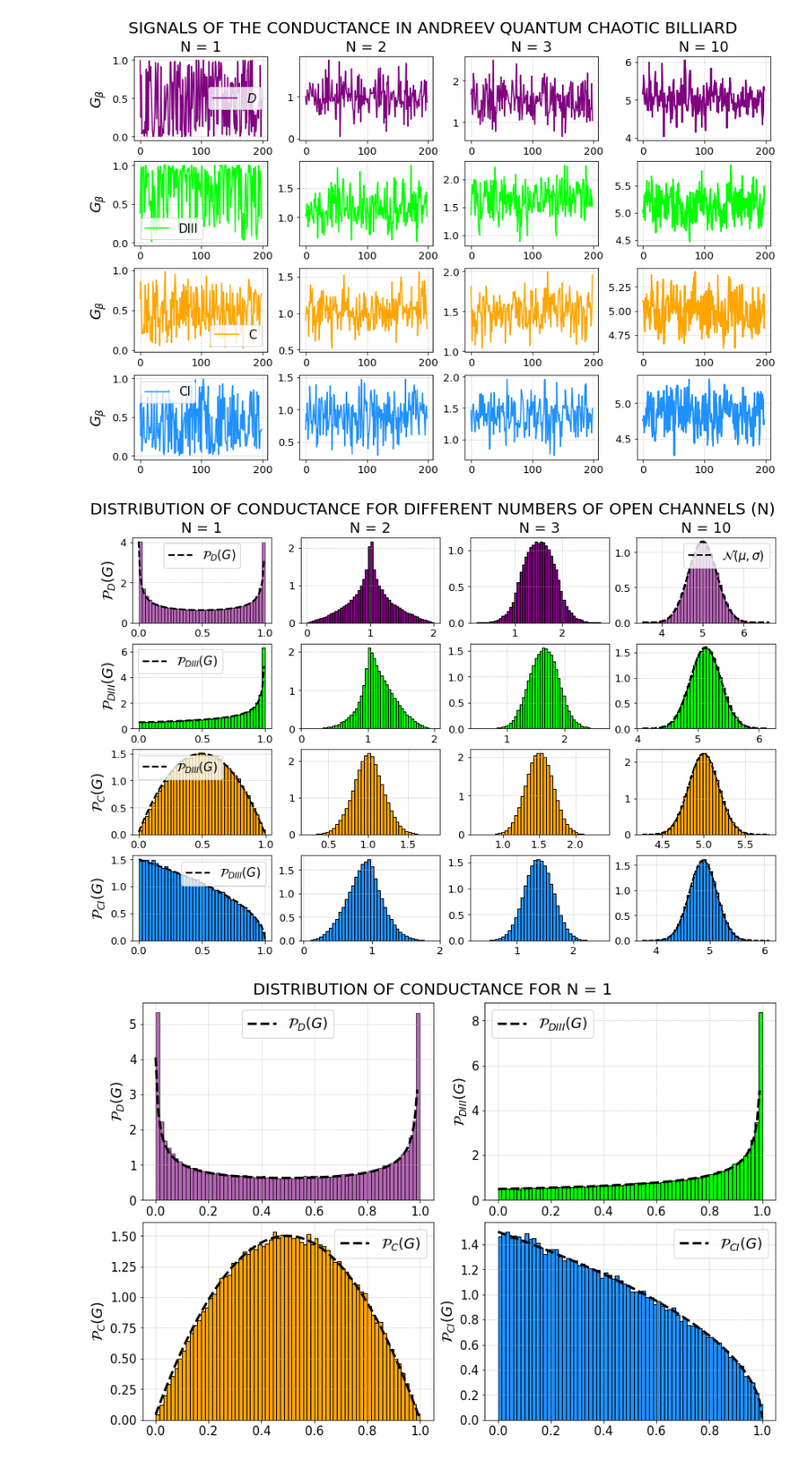
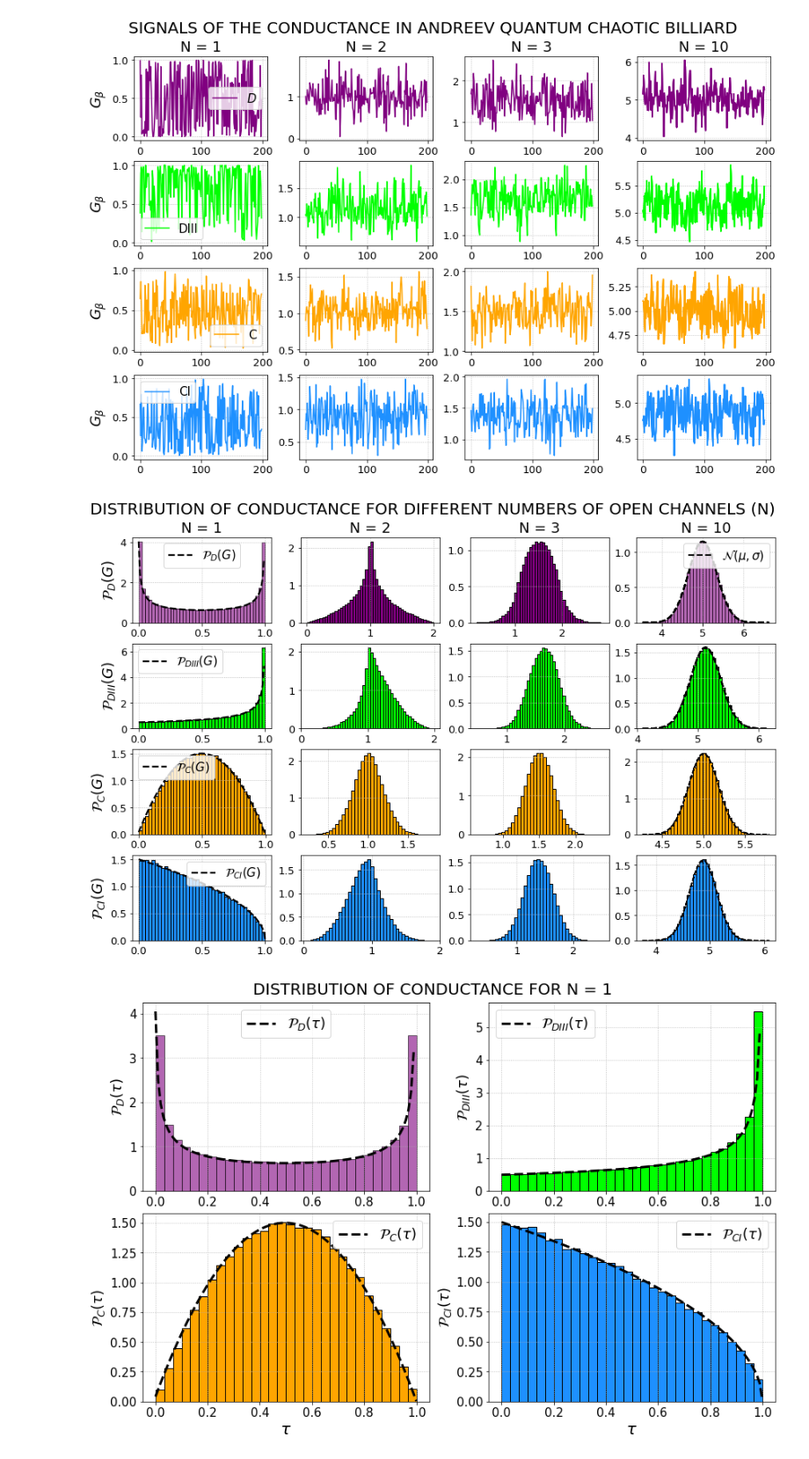
Before and after one commit to Rafffaelb/Andreev_Billiard, a Jupyter notebook: Altland-Zirnbauer/Data_Analysis/Andreev_Conductance_ShotNoise.ipynb, the cells around one changed output. Shown at 88% size. Drawn from its saved outputs; the diff is of its cells as text; code cells hidden in the pictures.

```diff
--- a/Altland-Zirnbauer/Data_Analysis/Andreev_Conductance_ShotNoise.ipynb
+++ b/Altland-Zirnbauer/Data_Analysis/Andreev_Conductance_ShotNoise.ipynb
@@ -280,12 +281,12 @@ for j in range(0,4):
 
             elif (i == 2):
                 x = np.linspace(np.min(G_C[:,0]), np.max(G_C[:,0]), 100)
-                axs[2,0].plot(x, Distr_C_N1(G_C[:,0]), color = 'black', label = r'$\mathcal{P}_{DIII}(G)$', alpha = 1, linewidth = 2.2, linestyle = 'dashed')
+                axs[2,0].plot(x, Distr_C_N1(G_C[:,0]), color = 'black', label = r'$\mathcal{P}_{C}(G)$', alpha = 1, linewidth = 2.2, linestyle = 'dashed')
                 axs[2,0].legend(fontsize = 15, loc = "best")
 
             elif (i == 3):
                 x = np.linspace(np.min(G_CI[:,0]), np.max(G_CI[:,0]), 100)
-                axs[3,0].plot(x, Distr_CI_N1(G_CI[:,0]), color = 'black', label = r'$\mathcal{P}_{DIII}(G)$', alpha = 1, linewidth = 2.2, linestyle = 'dashed')
+                axs[3,0].plot(x, Distr_CI_N1(G_CI[:,0]), color = 'black', label = r'$\mathcal{P}_{CI}(G)$', alpha = 1, linewidth = 2.2, linestyle = 'dashed')
                 axs[3,0].legend(fontsize = 15, loc = "best")
 
         elif (j == 3):
@@ -330,42 +331,45 @@ for j in range(0,4):
 
         axs[i,j].grid(linestyle=':')
 # %% [output]
-[figure, old version]
+[figure, new version]
 # %%
 steps = 50
 
 fig, axs = plt.subplots(2,2, figsize = (12,8), constrained_layout = True)
 
 fig.suptitle(r'DISTRIBUTION OF CONDUCTANCE FOR N = 1', fontsize = 20)
 
 
-axs[0,0].hist(G_D[:,0], bins = 70, color='purple', alpha=0.6, density = True, histtype='bar', ec='black');
+axs[0,0].hist(G_D[:,0], bins = 30, color='purple', alpha=0.6, density = True, histtype='bar', ec='black');
 x = np.linspace(np.min(G_D[:,0]), np.max(G_D[:,0]), 100)
-axs[0,0].plot(x, Distr_D_N1(G_D[:,0]), color = 'black', label = r'$\mathcal{P}_{D}(G)$', alpha = 1, linewidth = 3, linestyle = 'dashed')
-axs[0,0].set_ylabel(r'$\mathcal{P}_{D}(G)$', fontsize = 18)
+axs[0,0].plot(x, Distr_D_N1(G_D[:,0]), color = 'black', label = r'$\mathcal{P}_{D}(\tau)$', alpha = 1, linewidth = 3, linestyle = 'dashed')
+axs[0,0].set_ylabel(r'$\mathcal{P}_{D}(\tau)$', fontsize = 18)
 axs[0,0].legend(fontsize = 18, loc = 'best')
 
-axs[0,1].hist(G_DIII[:,0], bins = 70, color='lime', alpha=1, density = True, histtype='bar', ec='black');
+axs[0,1].hist(G_DIII[:,0], bins = 30, color='lime', alpha=1, density = True, histtype='bar', ec='black');
 x = np.linspace(np.min(G_DIII[:,0]), np.max(G_DIII[:,0]), 100)
-axs[0,1].plot(x, Distr_DIII_N1(G_D[:,0]), color = 'black', label = r'$\mathcal{P}_{DIII}(G)$', alpha = 1, linewidth = 3, linestyle = 'dashed')
-axs[0,1].set_ylabel(r'$\mathcal{P}_{DIII}(G)$', fontsize = 18)
+axs[0,1].plot(x, Distr_DIII_N1(G_D[:,0]), color = 'black', label = r'$\mathcal{P}_{DIII}(\tau)$', alpha = 1, linewidth = 3, linestyle = 'dashed')
+axs[0,1].set_ylabel(r'$\mathcal{P}_{DIII}(\tau)$', fontsize = 18)
 axs[0,1].legend(fontsize = 18, loc = 'best')
 
-axs[1,0].hist(G_C[:,0], bins = 70, color='orange', alpha=1, density = True, histtype='bar', ec='black');
+axs[1,0].hist(G_C[:,0], bins = 30, color='orange', alpha=1, density = True, histtype='bar', ec='black');
 x = np.linspace(np.min(G_C[:,0]), np.max(G_C[:,0]), 100)
-axs[1,0].set_ylabel(r'$\mathcal{P}_{C}(G)$', fontsize = 18)
-axs[1,0].plot(x, Distr_C_N1(G_C[:,0]), color = 'black', label = r'$\mathcal{P}_{C}(G)$', alpha = 1, linewidth = 3, linestyle = 'dashed')
+axs[1,0].set_ylabel(r'$\mathcal{P}_{C}(\tau)$', fontsize = 18)
+axs[1,0].plot(x, Distr_C_N1(G_C[:,0]), color = 'black', label = r'$\mathcal{P}_{C}(\tau)$', alpha = 1, linewidth = 3, linestyle = 'dashed')
 axs[1,0].legend(fontsize = 18, loc = 'best')
 
-axs[1,1].hist(G_CI[:,0], bins = 70, color='dodgerblue', alpha=1, density = True, histtype='bar', ec='black');
+axs[1,1].hist(G_CI[:,0], bins = 30, color='dodgerblue', alpha=1, density = True, histtype='bar', ec='black');
 x = np.linspace(np.min(G_CI[:,0]), np.max(G_CI[:,0]), 100)
-axs[1,1].set_ylabel(r'$\mathcal{P}_{CI}(G)$', fontsize = 18)
-axs[1,1].plot(x, Distr_CI_N1(G_CI[:,0]), color = 'black', label = r'$\mathcal{P}_{CI}(G)$', alpha = 1, linewidth = 3, linestyle = 'dashed')
+axs[1,1].set_ylabel(r'$\mathcal{P}_{CI}(\tau)$', fontsize = 18)
+axs[1,1].plot(x, Distr_CI_N1(G_CI[:,0]), color = 'black', label = r'$\mathcal{P}_{CI}(\tau)$', alpha = 1, linewidth = 3, linestyle = 'dashed')
 axs[1,1].legend(fontsize = 18, loc = 'best')
+
+axs[1,0].set_xlabel(r'$\tau$', fontsize = 20)
+axs[1,1].set_xlabel(r'$\tau$', fontsize = 20)
 
 for i in range(2):
     for j in range(2):
         axs[i,j].tick_params(axis='both', which = 'major', labelsize = 15)
         axs[i,j].grid(linestyle=':')
 # %% [output]
-[figure, old version]
+[figure, new version]
```
Also changed, not shown: parts of 14 cells of this notebook, 5 other files.
